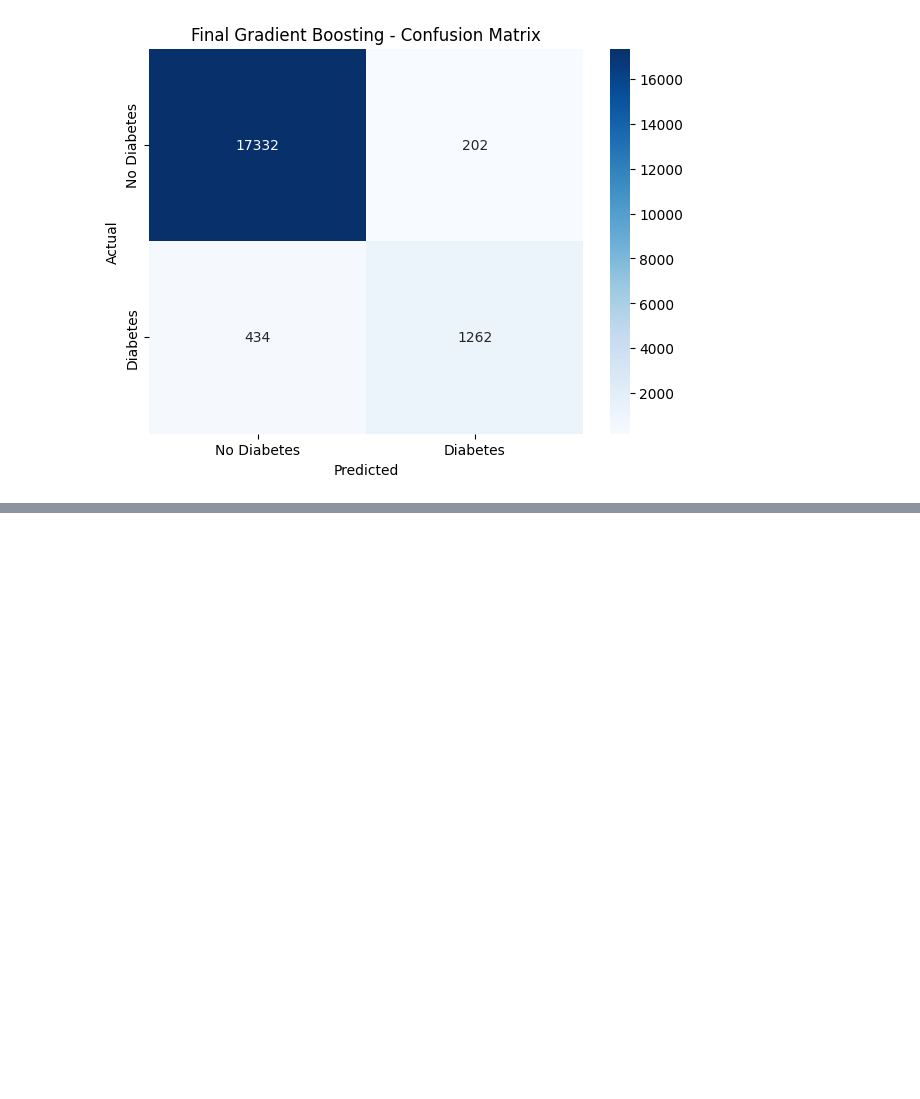
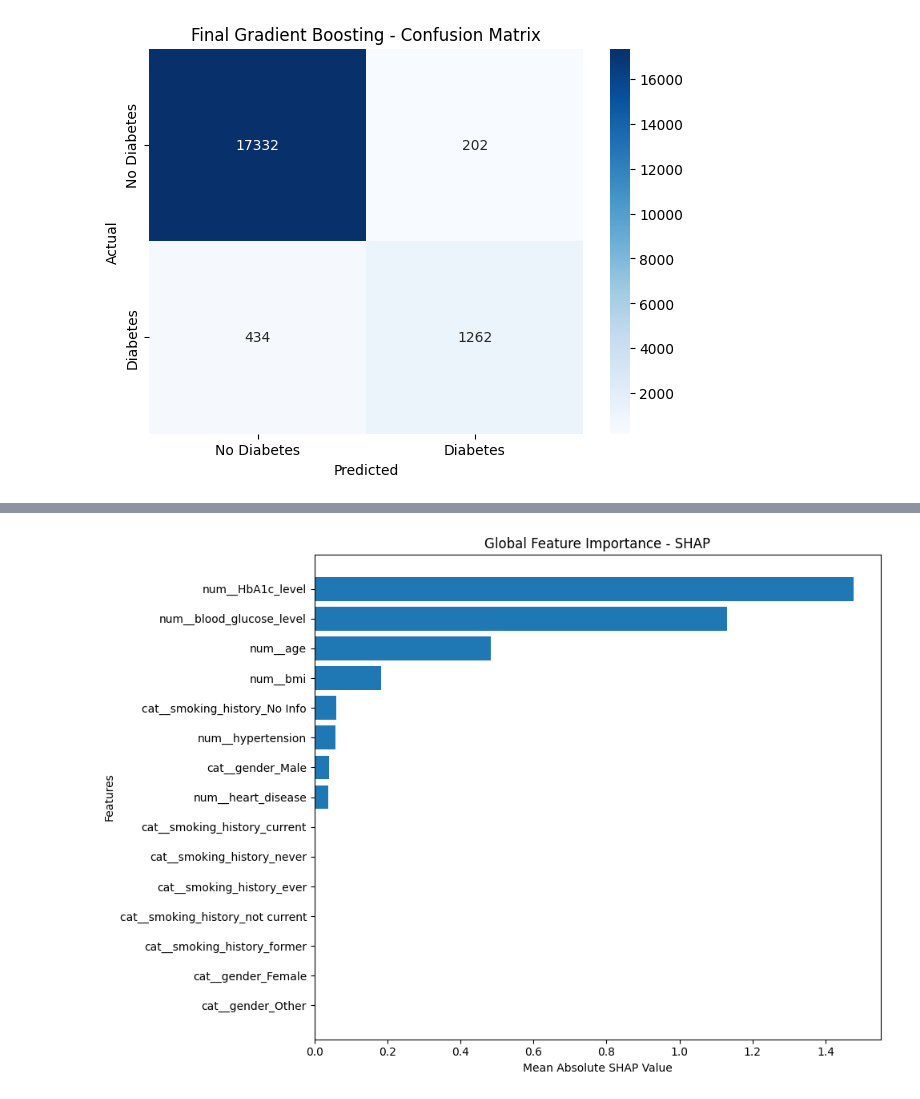
Before and after one commit to Anubhavsingh311/Diabetes_prediction, a Jupyter notebook: diabetes-notebook.ipynb, the cells around one changed output, grey strips where cells are left out. Drawn from its saved outputs; the diff is of its cells as text; code cells hidden in the pictures; blank space fills up the shorter version.

```diff
--- a/diabetes-notebook.ipynb
+++ b/diabetes-notebook.ipynb
@@ -835,0 +899,15 @@ plt.show()
+# %%
+import numpy as np
+import pandas as pd
+
+importance_df = pd.DataFrame({
+    'Feature': feature_names,
+    'Mean Absolute SHAP': np.abs(shap_values).mean(axis=0)
+})
+
+importance_df = importance_df.sort_values(
+    by='Mean Absolute SHAP',
+    ascending=False
+)
+
+print(importance_df.round(5))
@@ -835,0 +931,18 @@ plt.show()
+# %%
+import matplotlib.pyplot as plt
+
+plt.figure(figsize=(10, 7))
+
+plt.barh(
+    importance_df['Feature'][::-1],
+    importance_df['Mean Absolute SHAP'][::-1]
+)
+
+plt.xlabel("Mean Absolute SHAP Value")
+plt.ylabel("Features")
+plt.title("Global Feature Importance - SHAP")
+
+plt.tight_layout()
+plt.show()
+# %% [output]
+[figure, added]
```
Also changed, not shown: parts of 9 cells of this notebook.
